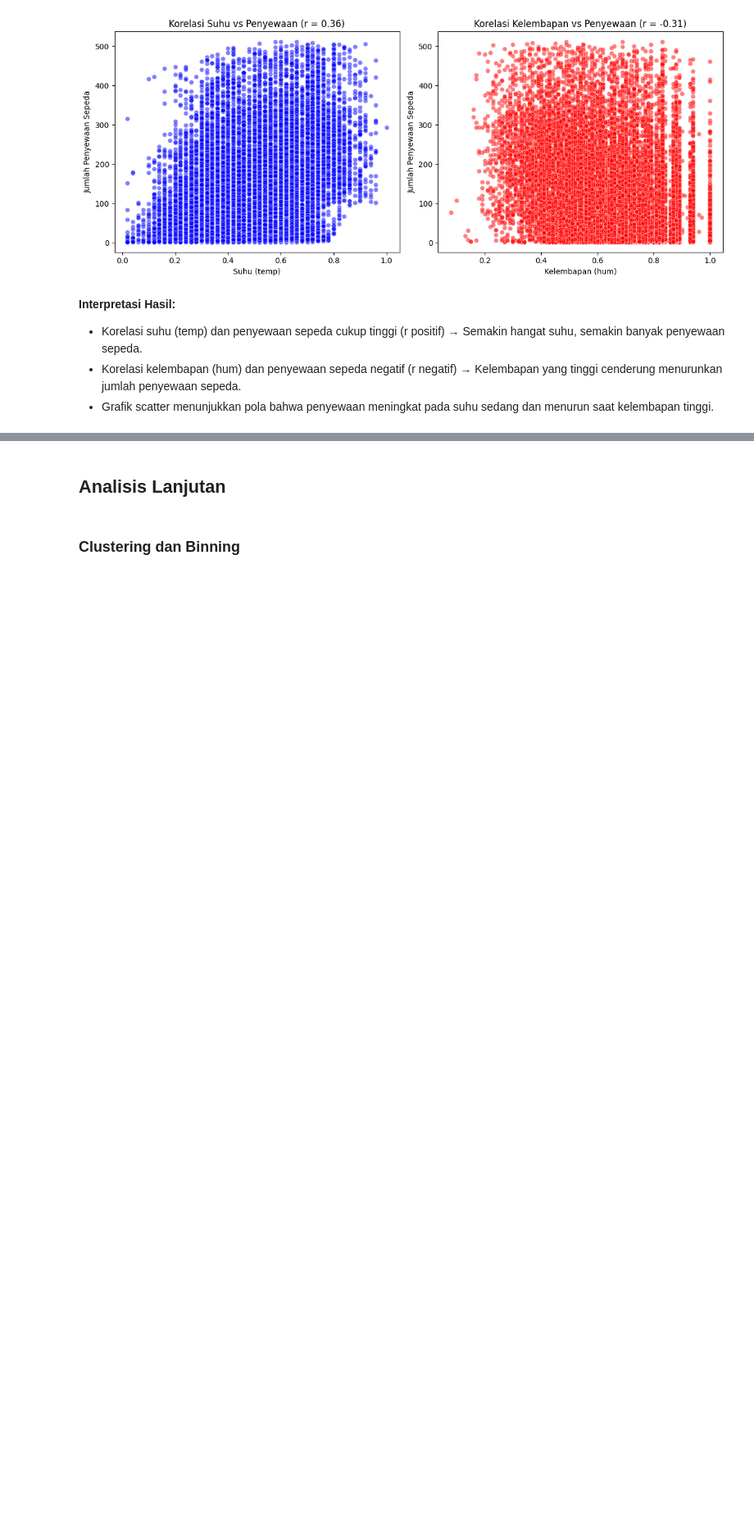
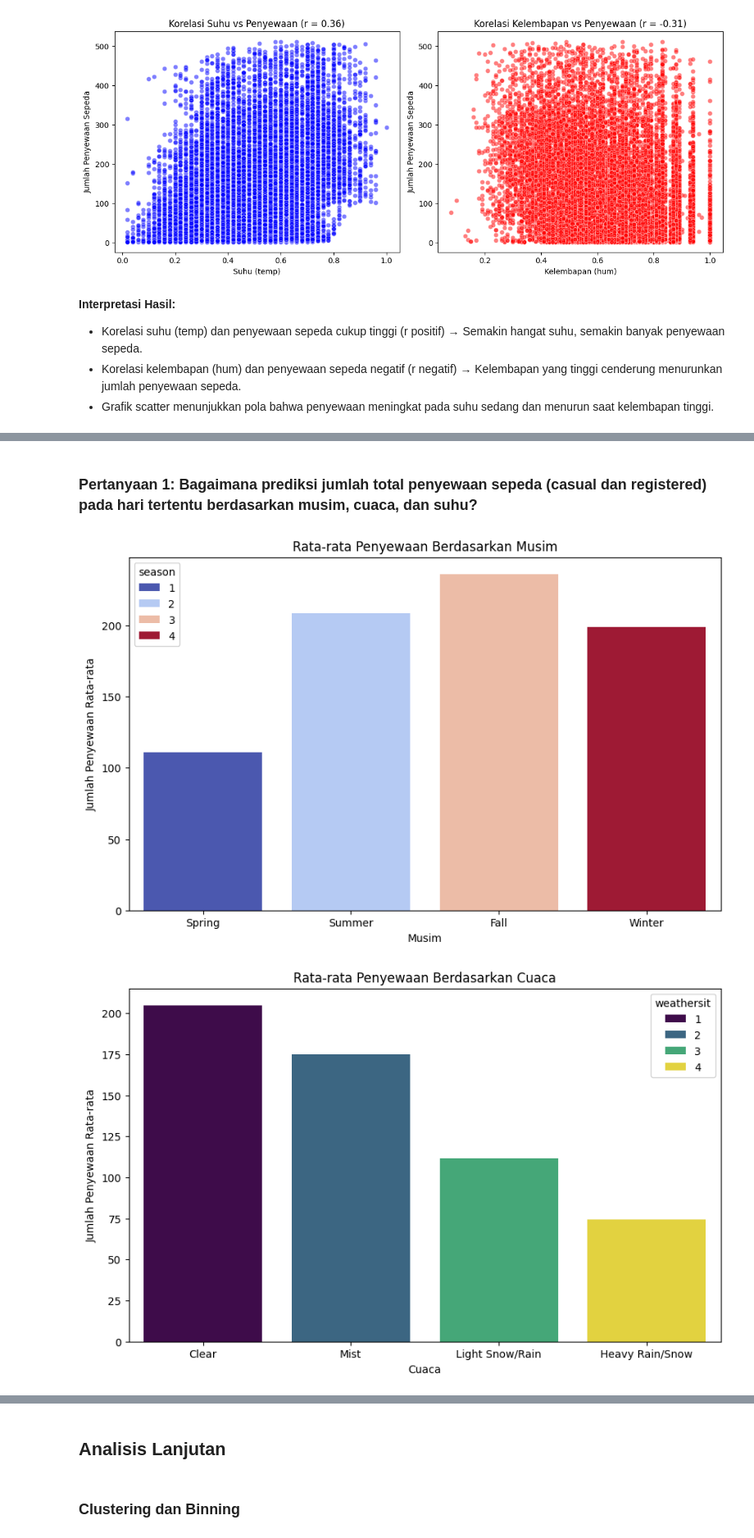
Before and after one commit to Kalenyyy/Bike_Sharing_Analisis, a Jupyter notebook: notebook.ipynb, the cells around one changed output, grey strips where cells are left out. Shown at 82% size. Saved outputs shown, nothing was run; the diff lists cells and outputs as text; code cells hidden in the pictures; blank space fills up the shorter version.

```diff
--- a/notebook.ipynb
+++ b/notebook.ipynb
@@ -531,0 +536,34 @@ plt.show()
+# %% [markdown]
+### Pertanyaan 1: Bagaimana prediksi jumlah total penyewaan sepeda (casual dan registered) pada hari tertentu berdasarkan musim, cuaca, dan suhu?
+# %%
+import matplotlib.pyplot as plt
+import seaborn as sns
+
+# Visualisasi rata-rata penyewaan berdasarkan musim
+plt.figure(figsize=(10, 6))
+sns.barplot(x=season_avg.index, y=season_avg.values, palette='coolwarm', hue=season_avg.index)
+plt.title('Rata-rata Penyewaan Berdasarkan Musim')
+plt.xlabel('Musim')
+plt.ylabel('Jumlah Penyewaan Rata-rata')
+plt.xticks([0, 1, 2, 3], ['Spring', 'Summer', 'Fall', 'Winter'])
+plt.show()
+
+# Visualisasi rata-rata penyewaan berdasarkan cuaca
+plt.figure(figsize=(10, 6))
+sns.barplot(x=weather_avg.index, y=weather_avg.values, palette='viridis', hue=weather_avg.index)
+plt.title('Rata-rata Penyewaan Berdasarkan Cuaca')
+plt.xlabel('Cuaca')
+plt.ylabel('Jumlah Penyewaan Rata-rata')
+plt.xticks([0, 1, 2, 3], ['Clear', 'Mist', 'Light Snow/Rain', 'Heavy Rain/Snow'])
+plt.show()
+
+# Visualisasi rata-rata penyewaan berdasarkan kategori suhu
+plt.figure(figsize=(10, 6))
+sns.barplot(x=temp_avg.index, y=temp_avg.values, palette='plasma', hue=temp_avg.index)
+plt.title('Rata-rata Penyewaan Berdasarkan Kategori Suhu')
+plt.xlabel('Kategori Suhu')
+plt.ylabel('Jumlah Penyewaan Rata-rata')
+plt.show()
+# %% [output]
+[figure, added]
+[figure, added]
```
Also changed, not shown: parts of 11 cells of this notebook, 2 other files.
